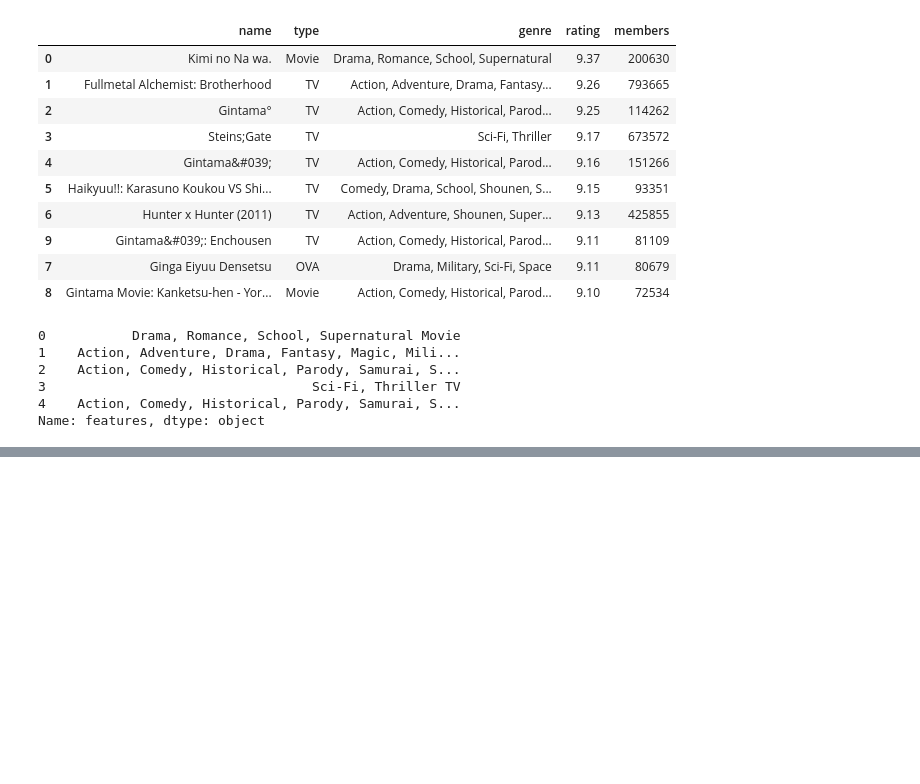
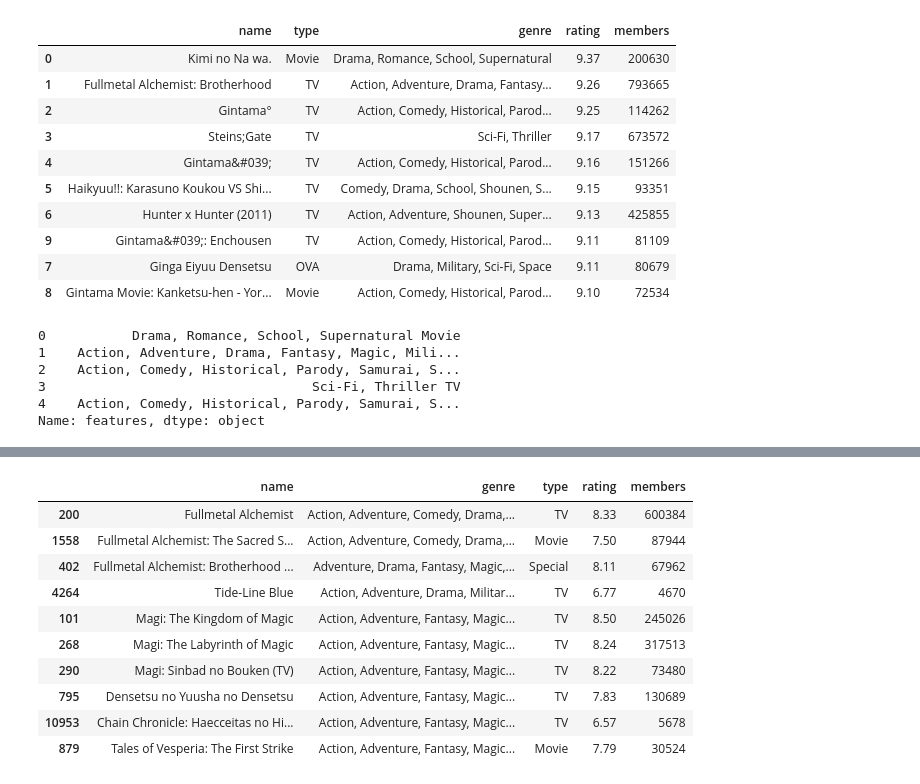
Before and after one commit to vividwhisp/machine-learning-from-scratch, a Jupyter notebook: recommender_system.ipynb, the cells around one changed output, grey strips where cells are left out. Saved outputs shown, nothing was run; the diff lists cells and outputs as text; code cells hidden in the pictures; blank space fills up the shorter version.

```diff
--- a/recommender_system.ipynb
+++ b/recommender_system.ipynb
@@ -255,0 +311,14 @@ anime_indices = pd.DataFrame(
+# %%
+recommend_anime_by_content("Fullmetal Alchemist: Brotherhood")
+# %% [output]
+|  | name | genre | type | rating | members |
+| 200 | Fullmetal Alchemist | Action, Adventure, Comedy, Drama,... | TV | 8.33 | 600384 |
+| 1558 | Fullmetal Alchemist: The Sacred S... | Action, Adventure, Comedy, Drama,... | Movie | 7.50 | 87944 |
+| 402 | Fullmetal Alchemist: Brotherhood ... | Adventure, Drama, Fantasy, Magic,... | Special | 8.11 | 67962 |
+| 4264 | Tide-Line Blue | Action, Adventure, Drama, Militar... | TV | 6.77 | 4670 |
+| 101 | Magi: The Kingdom of Magic | Action, Adventure, Fantasy, Magic... | TV | 8.50 | 245026 |
+| 268 | Magi: The Labyrinth of Magic | Action, Adventure, Fantasy, Magic... | TV | 8.24 | 317513 |
+| 290 | Magi: Sinbad no Bouken (TV) | Action, Adventure, Fantasy, Magic... | TV | 8.22 | 73480 |
+| 795 | Densetsu no Yuusha no Densetsu | Action, Adventure, Fantasy, Magic... | TV | 7.83 | 130689 |
+| 10953 | Chain Chronicle: Haecceitas no Hi... | Action, Adventure, Fantasy, Magic... | TV | 6.57 | 5678 |
+| 879 | Tales of Vesperia: The First Strike | Action, Adventure, Fantasy, Magic... | Movie | 7.79 | 30524 |
```
Also changed, not shown: parts of 7 cells of this notebook.
